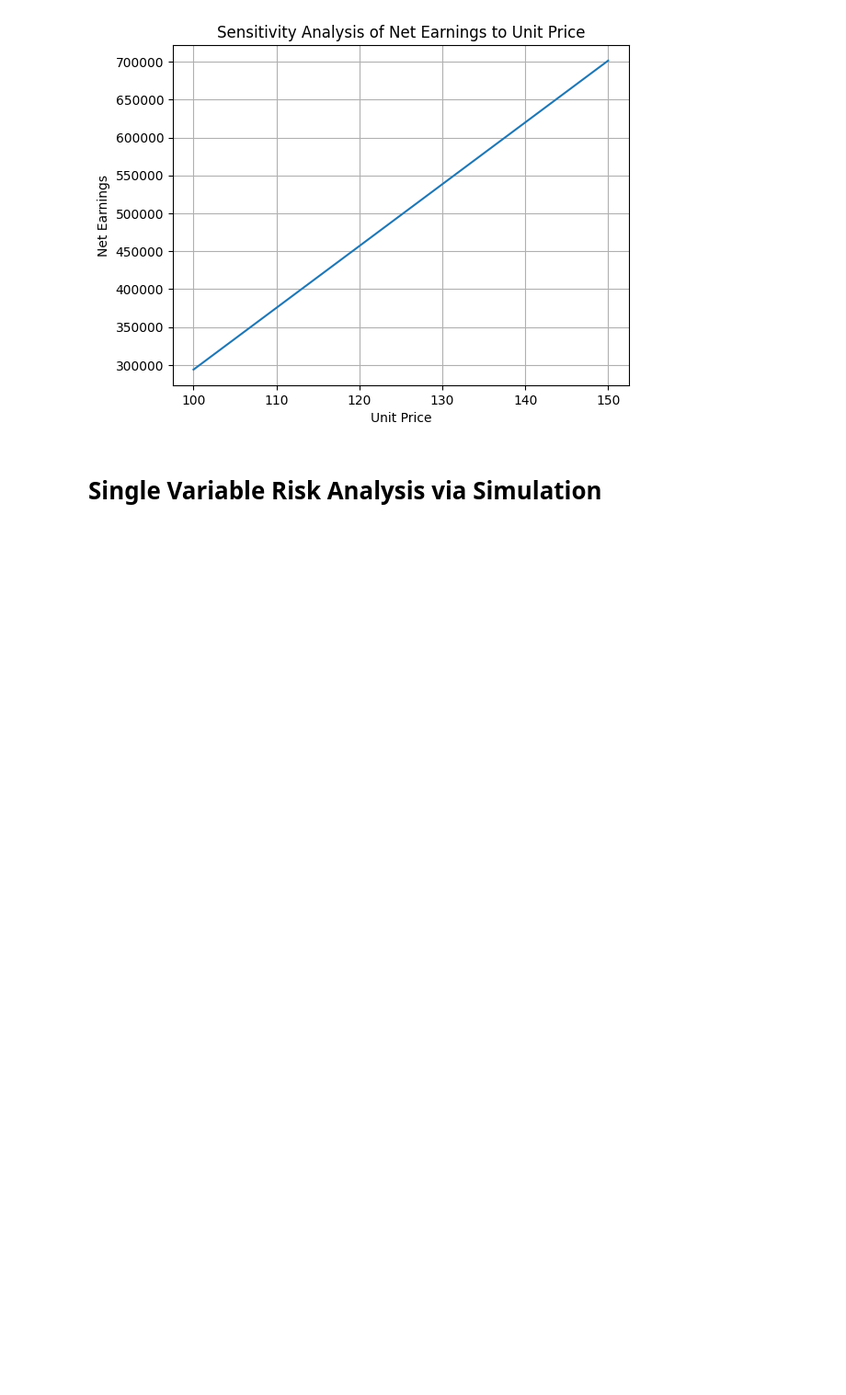
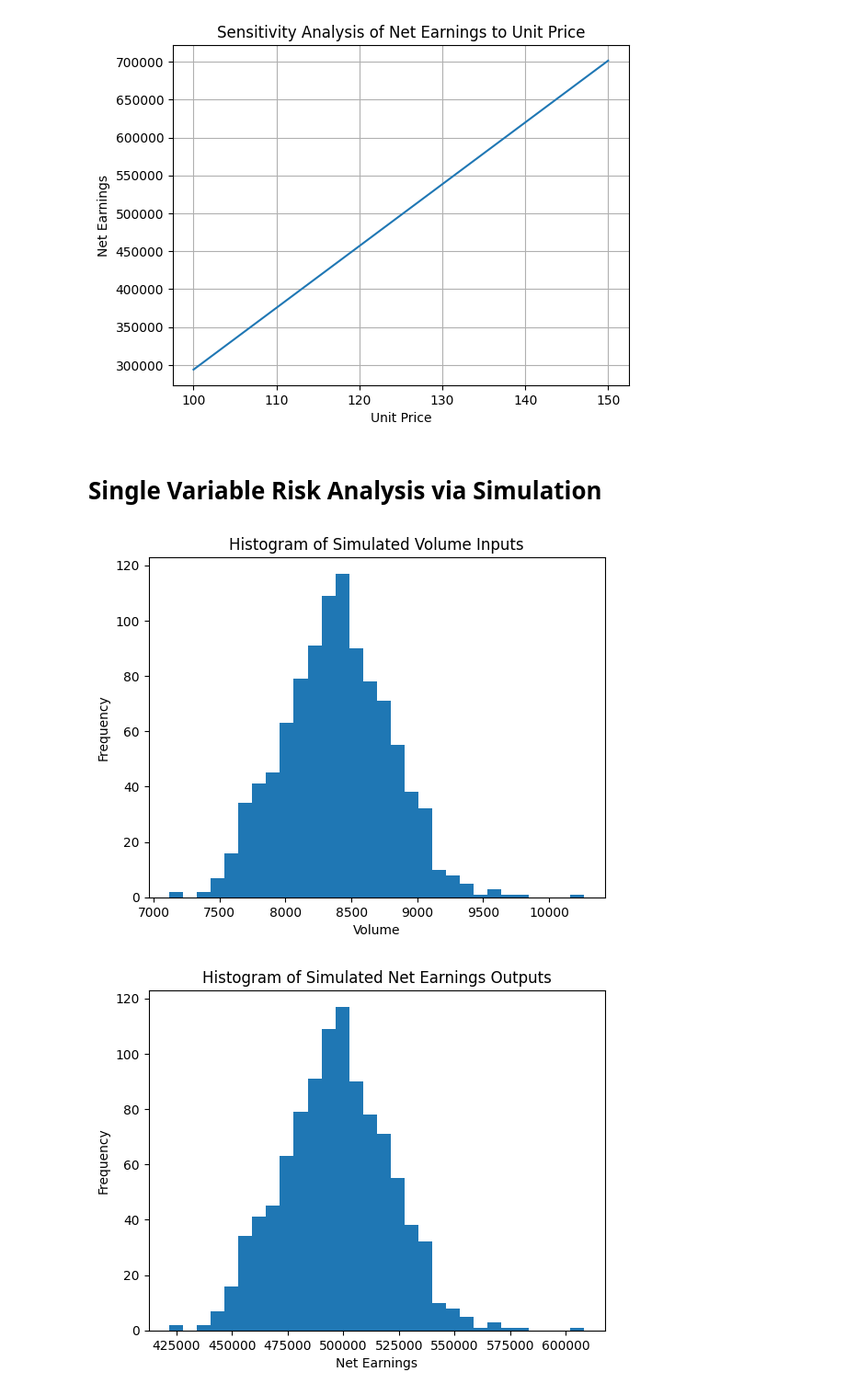
Before and after one commit to mj-brown/GB_730, a Jupyter notebook: GB730_module_3_python_models_notes.ipynb, the cells around one changed output. Shown at 92% size. Cells and saved outputs as stored; diff of their text form; code cells hidden in the pictures; blank space fills up the shorter version.

Commit message:
finished risk analysis module.

```diff
--- a/GB730_module_3_python_models_notes.ipynb
+++ b/GB730_module_3_python_models_notes.ipynb
@@ -65,3 +65,24 @@ plt.show()
 [figure]
 # %% [markdown]
 # Single Variable Risk Analysis via Simulation
+# %%
+# Single variable risk analysis for volume
+volume_random_inputs = np.random.normal(8400, 400, 1000)
+#print(volume_random_inputs)
+net_earnings_outputs = [net_earnings(volume = i) for i in volume_random_inputs]
+#print(net_earnings_outputs)
+# %%
+# plot histogram of results
+plt.hist(volume_random_inputs, bins=30)
+plt.xlabel('Volume')
+plt.ylabel('Frequency')
+plt.title('Histogram of Simulated Volume Inputs')
+plt.show()
+plt.hist(net_earnings_outputs, bins=30)
+plt.xlabel('Net Earnings')
+plt.ylabel('Frequency')
+plt.title('Histogram of Simulated Net Earnings Outputs')
+plt.show()
+# %% [output]
+[figure, added]
+[figure, added]
```
